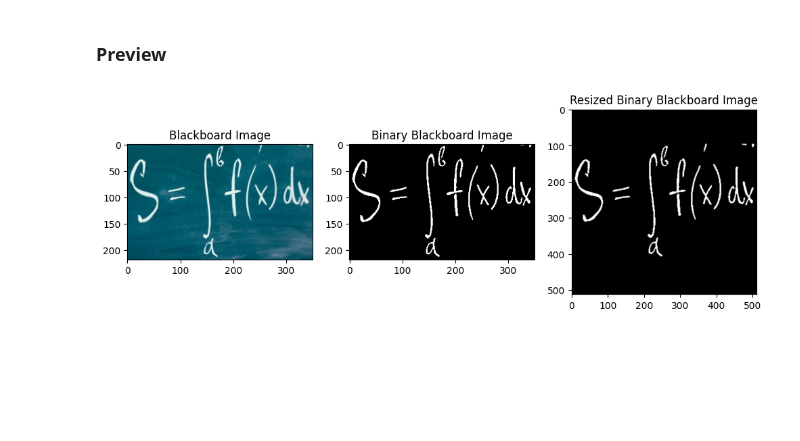
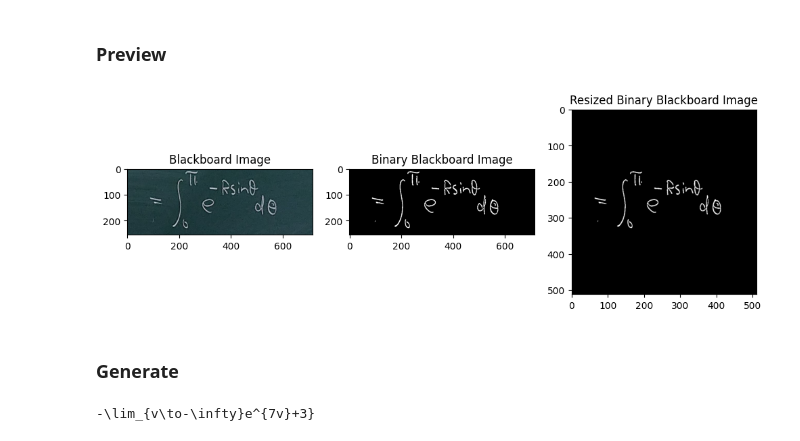
Before and after one commit to SharpKoi/cv2024-term-project, a Jupyter notebook: note_demo.ipynb, the cells around one changed output. Drawn from its saved outputs; the diff is of its cells as text; code cells hidden in the pictures; blank space fills up the shorter version.

```diff
--- a/note_demo.ipynb
+++ b/note_demo.ipynb
@@ -61,26 +148,28 @@ plt.show()
 # %% [markdown]
 ### Preview
 # %%
-demo_bb_name = "crop_6"
+demo_bb_name = "crop_7"
 demo_bb = cv2.imread(f"data/demo/blackboards/{demo_bb_name}.jpg")  # (H, W, C)
 
 binarizer = Binarization()
 demo_bb_bin = binarizer(demo_bb)
 
 demo_bb_bin = Image.fromarray(demo_bb_bin)
 resizer = FixedAspectResize(512)
 demo_bb_resized = resizer(demo_bb_bin)
 demo_bb_resized = np.array(demo_bb_resized)
 
 
 fig, axes = plt.subplots(1, 3, figsize=(12, 4))
 
 axes[0].imshow(cv2.cvtColor(demo_bb, cv2.COLOR_BGR2RGB))
 axes[0].set_title("Blackboard Image")
 axes[1].imshow(demo_bb_bin, cmap='gray')
 axes[1].set_title("Binary Blackboard Image")
 axes[2].imshow(demo_bb_resized, cmap='gray')
 axes[2].set_title("Resized Binary Blackboard Image")
 plt.show()
 # %% [output]
-[figure, old version]
+[figure, new version]
+# %% [markdown]
+### Generate
@@ -86,0 +183,8 @@ plt.show()
+# %%
+demo_bb_pt = bb_transform(demo_bb)
+latex_id_seq = lit_model.model.predict(demo_bb_pt.unsqueeze(0).to(DEVICE))[0].tolist()
+latex_seq = tokenizer.decode(latex_id_seq, remove_special_tokens=True)
+latex = ''.join(latex_seq)
+print(latex)
+# %% [output]
+-\lim_{v\to-\infty}e^{7v}+3}
```
Also changed, not shown: parts of 16 cells of this notebook, 14 other files.
